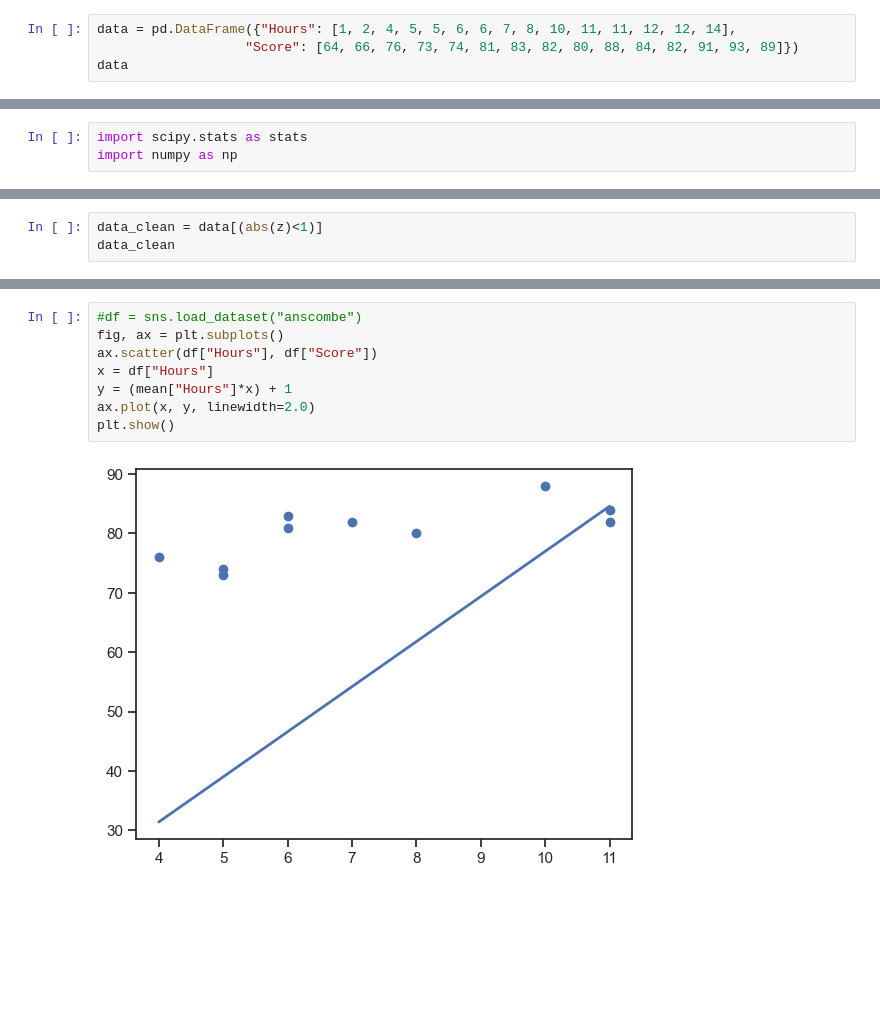
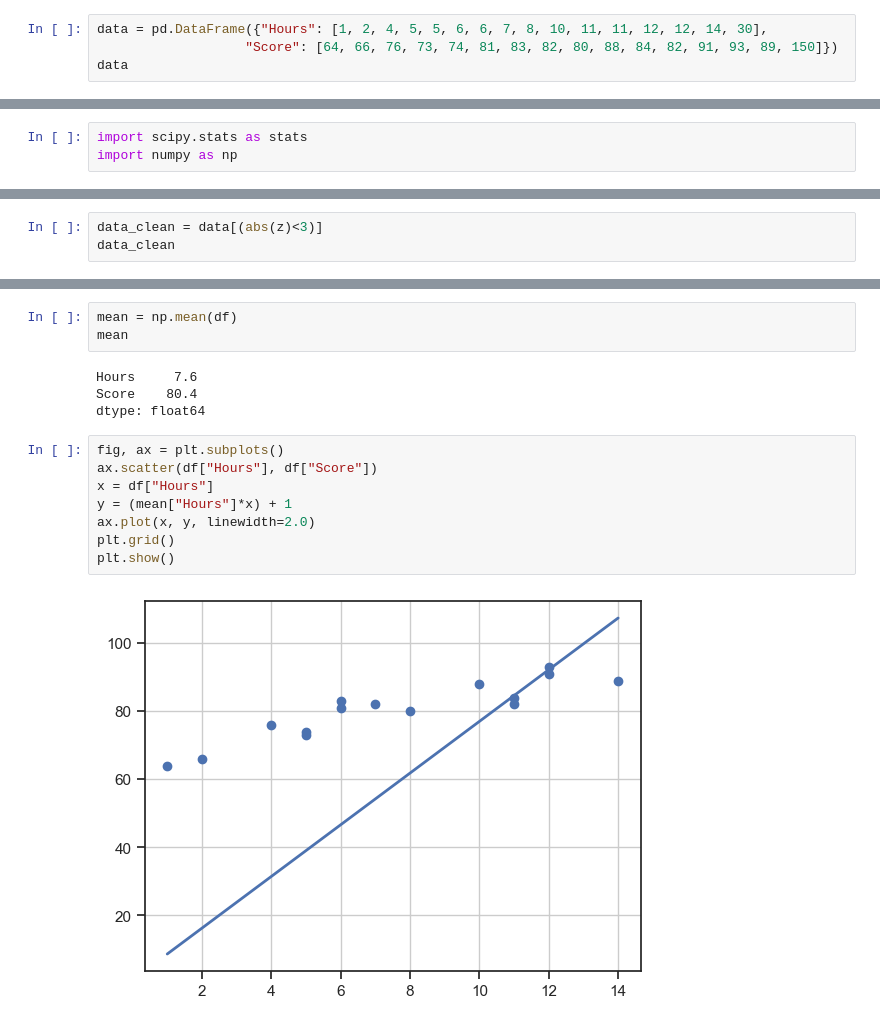
Before and after one commit to pnkghard/Statistic-Analitics, a Jupyter notebook: Stat_Assignment_1.ipynb, the cells around one changed output, grey strips where cells are left out. Drawn from its saved outputs; the diff is of its cells as text; blank space fills up the shorter version.

```diff
--- a/Stat_Assignment_1.ipynb
+++ b/Stat_Assignment_1.ipynb
@@ -1,8 +1,8 @@
 # %%
 import pandas as pd
 # %%
-data = pd.DataFrame({"Hours": [1, 2, 4, 5, 5, 6, 6, 7, 8, 10, 11, 11, 12, 12, 14],
-                   "Score": [64, 66, 76, 73, 74, 81, 83, 82, 80, 88, 84, 82, 91, 93, 89]})
+data = pd.DataFrame({"Hours": [1, 2, 4, 5, 5, 6, 6, 7, 8, 10, 11, 11, 12, 12, 14, 30],
+                   "Score": [64, 66, 76, 73, 74, 81, 83, 82, 80, 88, 84, 82, 91, 93, 89, 150]})
 data
 # %% [output]
 |  | Hours | Score |
@@ -109,5 +111,5 @@ z
 # %%
-data_clean = data[(abs(z)<1)]
+data_clean = data[(abs(z)<3)]
 data_clean
 # %% [output]
 |  | Hours | Score |
@@ -155,10 +154,17 @@ plt.show()
+# %%
+mean = np.mean(df)
+mean
+# %% [output]
+Hours     7.6
+Score    80.4
+dtype: float64
 # %%
-#df = sns.load_dataset("anscombe")
 fig, ax = plt.subplots()
 ax.scatter(df["Hours"], df["Score"])
 x = df["Hours"]
 y = (mean["Hours"]*x) + 1
 ax.plot(x, y, linewidth=2.0)
+plt.grid()
 plt.show()
 # %% [output]
-[figure, old version]
+[figure, new version]
```
Also changed, not shown: parts of 12 cells of this notebook.
